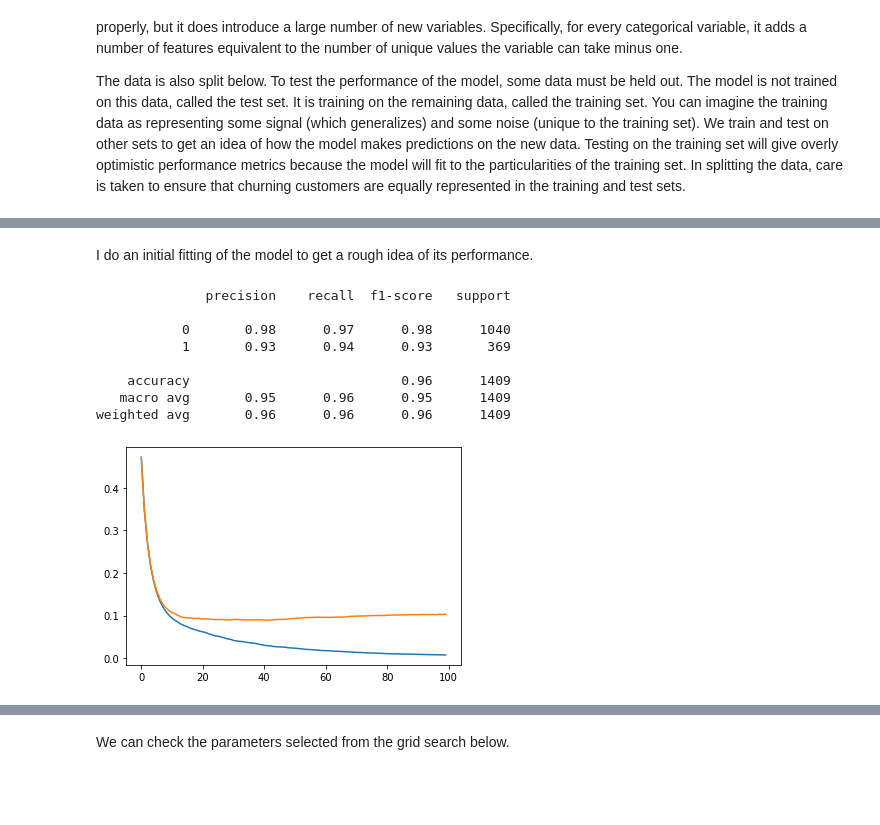
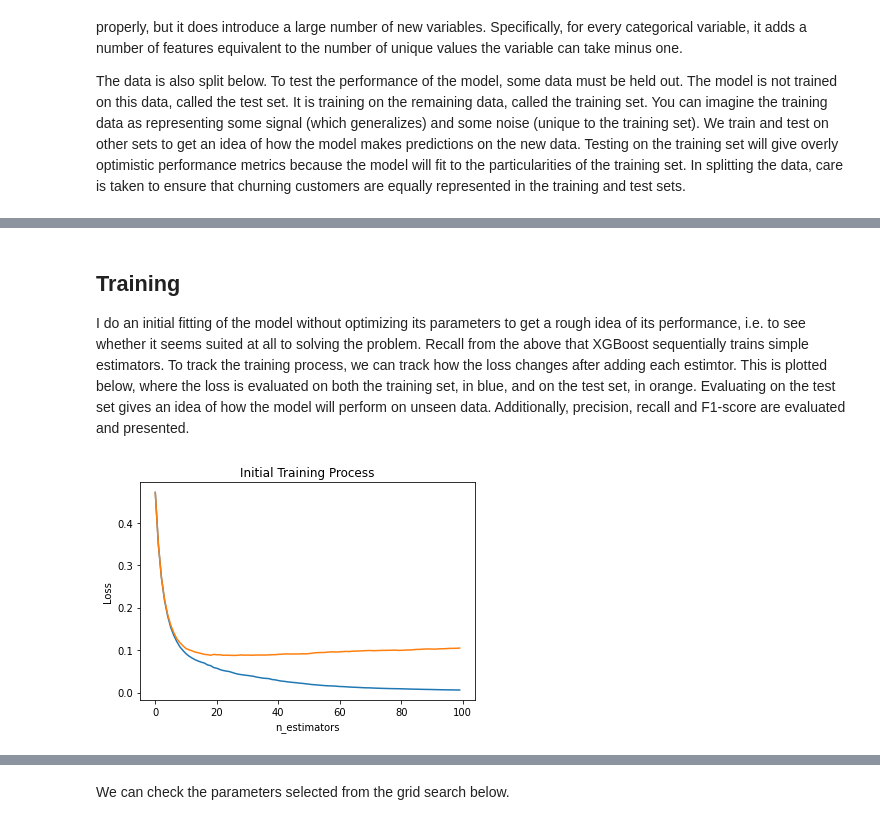
Before and after one commit to penichols10/telco_churn, a Jupyter notebook: telco_churn.ipynb, the cells around one changed output, grey strips where cells are left out. Cells and saved outputs as stored; diff of their text form; code cells hidden in the pictures; blank space fills up the shorter version.

Commit message:
Added additional descriptions.

```diff
--- a/telco_churn.ipynb
+++ b/telco_churn.ipynb
@@ -436,26 +456,22 @@ XGBoost improves on gradient boosting. It still uses weak trees to estimate the
-# %% [markdown]
-I do an initial fitting of the model to get a rough idea of its performance.
+# %% [markdown]
+## Training
+I do an initial fitting of the model without optimizing its parameters to get a rough idea of its performance, i.e. to see whether it seems suited at all to solving the problem. Recall from the above that XGBoost sequentially trains simple estimators. To track the training process, we can track how the loss changes after adding each estimtor. This is plotted below, where the loss is evaluated on both the training set, in blue, and on the test set, in orange. Evaluating on the test set gives an idea of how the model will perform on unseen data. Additionally, precision, recall and F1-score are evaluated and presented.
 # %%
 xgboost = XGBClassifier()
 eval_data = [(x_train, y_train), (x_test, y_test)]
 xgboost.fit(x_train, y_train, eval_set=eval_data, verbose=0)
 train_results = xgboost.evals_result()
 
 # plot results
 epochs = range(len(train_results['validation_0']['logloss']))
 sns.lineplot(x=epochs, y=train_results['validation_0']['logloss'])
 sns.lineplot(x=epochs, y=train_results['validation_1']['logloss'])
+plt.title('Initial Training Process')
+plt.xlabel('n_estimators')
+plt.ylabel('Loss')
+plt.show()
 
 # Evaluate
 y_hat = xgboost.predict(x_test)
-print(classification_report(y_hat, y_test))
 # %% [output]
-              precision    recall  f1-score   support
-
-           0       0.98      0.97      0.98      1040
-           1       0.93      0.94      0.93       369
-
-    accuracy                           0.96      1409
-   macro avg       0.95      0.96      0.95      1409
-weighted avg       0.96      0.96      0.96      1409
-[figure, old version]
+[figure, new version]
```
Also changed, not shown: parts of 35 cells of this notebook, 1 other file.
